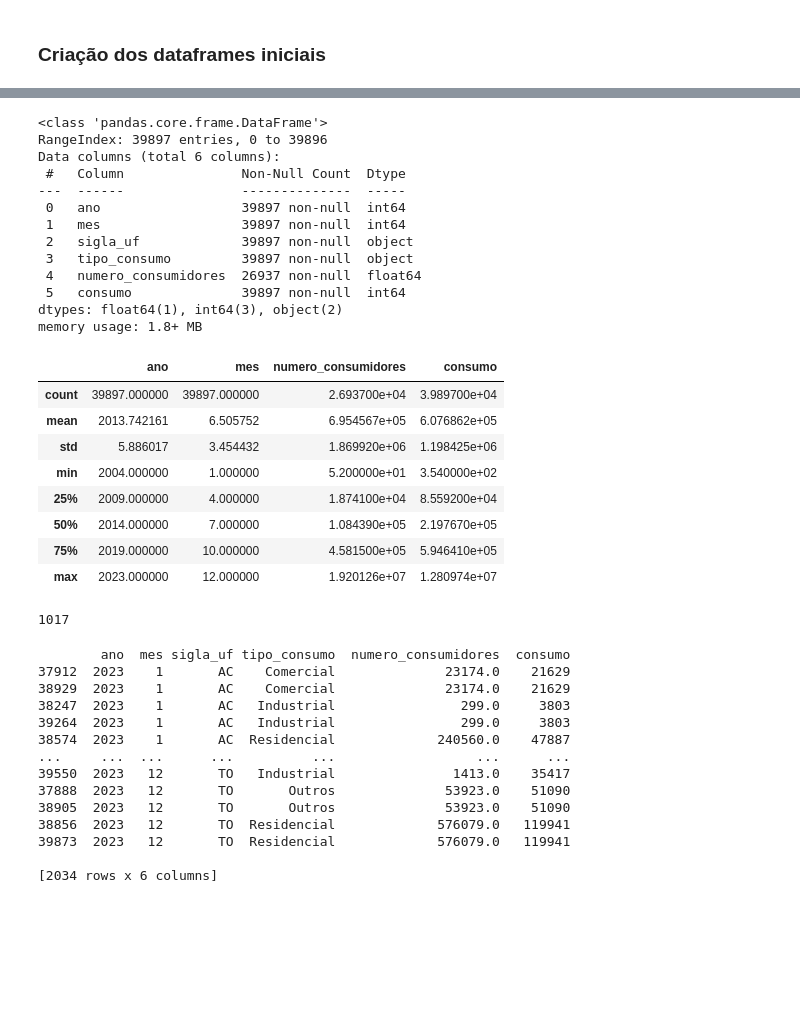
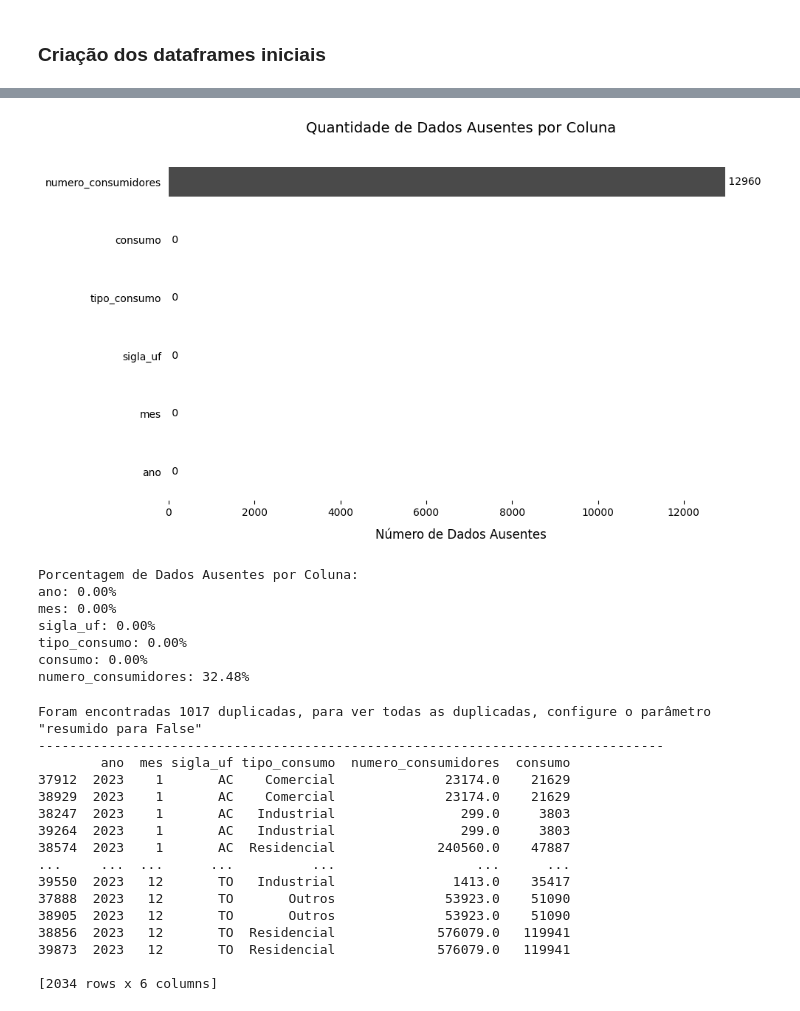
Before and after one commit to jorgelzsilva/projeto_consumo_energia, a Jupyter notebook: notebooks/desafio_final_jorge.ipynb, the cells around one changed output, grey strips where cells are left out. Cells and saved outputs as stored; diff of their text form; code cells hidden in the pictures; blank space fills up the shorter version.

Commit message:
Função para identificar dados ausentes

```diff
--- a/notebooks/desafio_final_jorge.ipynb
+++ b/notebooks/desafio_final_jorge.ipynb
@@ -48,35 +48,3 @@ Podemos ver que em consumidores temos quase 1/3 de dados ausentes, isso é impor
 # %%
 # importando o dataset de energia com o seperador por vírgulas
 dataset_energia =  pd.read_csv('../dados/brutos/consumo_energia_eletrica.csv', sep=',', encoding='utf-8')
-# %%
-dataset_energia.info()
-# %% [output]
-<class 'pandas.core.frame.DataFrame'>
-RangeIndex: 39897 entries, 0 to 39896
-Data columns (total 6 columns):
- #   Column               Non-Null Count  Dtype
----  ------               --------------  -----
- 0   ano                  39897 non-null  int64
- 1   mes                  39897 non-null  int64
- 2   sigla_uf             39897 non-null  object
- 3   tipo_consumo         39897 non-null  object
- 4   numero_consumidores  26937 non-null  float64
- 5   consumo              39897 non-null  int64
-dtypes: float64(1), int64(3), object(2)
-memory usage: 1.8+ MB
-# %%
-dataset_energia.describe()
-# %% [output]
-|  | ano | mes | numero_consumidores | consumo |
-| count | 39897.000000 | 39897.000000 | 2.693700e+04 | 3.989700e+04 |
-| mean | 2013.742161 | 6.505752 | 6.954567e+05 | 6.076862e+05 |
-| std | 5.886017 | 3.454432 | 1.869920e+06 | 1.198425e+06 |
-| min | 2004.000000 | 1.000000 | 5.200000e+01 | 3.540000e+02 |
-| 25% | 2009.000000 | 4.000000 | 1.874100e+04 | 8.559200e+04 |
-| 50% | 2014.000000 | 7.000000 | 1.084390e+05 | 2.197670e+05 |
-| 75% | 2019.000000 | 10.000000 | 4.581500e+05 | 5.946410e+05 |
-| max | 2023.000000 | 12.000000 | 1.920126e+07 | 1.280974e+07 |
-# %%
-print(dataset_energia.duplicated().sum())
-# %% [output]
-1017
@@ -92,0 +100,11 @@ def identifica_duplicatas(dataframe):
+# %%
+analise_dados_ausentes(dataset_energia, True)
+# %% [output]
+[figure, added]
+Porcentagem de Dados Ausentes por Coluna:
+ano: 0.00%
+mes: 0.00%
+sigla_uf: 0.00%
+tipo_consumo: 0.00%
+consumo: 0.00%
+numero_consumidores: 32.48%
@@ -93,6 +150,8 @@ def identifica_duplicatas(dataframe):
 # %%
-identifica_duplicatas(dataset_energia)
+identifica_duplicatas(dataset_energia, True)
 # %% [output]
+Foram encontradas 1017 duplicadas, para ver todas as duplicadas, configure o parâmetro "resumido para False"
+--------------------------------------------------------------------------------
         ano  mes sigla_uf tipo_consumo  numero_consumidores  consumo
 37912  2023    1       AC    Comercial              23174.0    21629
 38929  2023    1       AC    Comercial              23174.0    21629
```
Also changed, not shown: parts of 4 cells of this notebook.
